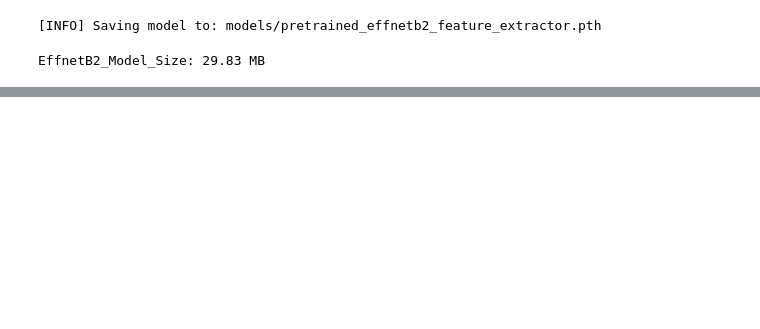
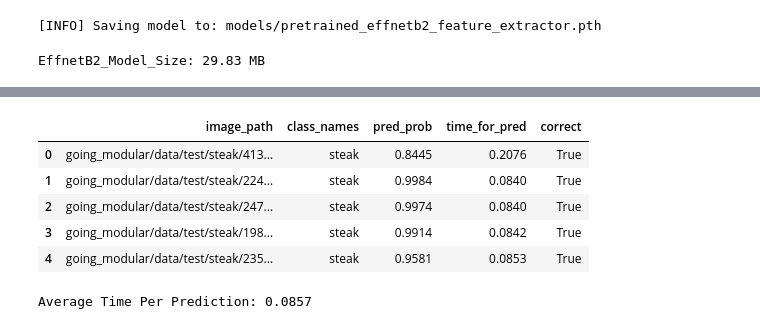
Before and after one commit to pratik-kadlak/Pytorch, a Jupyter notebook: 10. Model Deployment/model_deployment.ipynb, the cells around one changed output, grey strips where cells are left out. Cells and saved outputs as stored; diff of their text form; code cells hidden in the pictures; blank space fills up the shorter version.

```diff
--- a/10. Model Deployment/model_deployment.ipynb
+++ b/10. Model Deployment/model_deployment.ipynb
@@ -286,0 +513,8 @@ effnetb2_stat
+# %%
+vit_test_pred_dicts = pred_and_store(paths=test_data_paths,
+                                          model=vit,
+                                          transform=vit_transform,
+                                          class_names=class_names,
+                                          device="cpu") # because not everywhere we get GPU
+
+vit_test_pred_dicts[:2]
@@ -286,0 +532,22 @@ effnetb2_stat
+# %%
+# turn the dict to dataframe
+import pandas as pd
+vit_test_pred_df = pd.DataFrame(vit_test_pred_dicts)
+vit_test_pred_df.head()
+# %% [output]
+|  | image_path | class_names | pred_prob | time_for_pred | correct |
+| 0 | going_modular/data/test/steak/413... | steak | 0.8445 | 0.2076 | True |
+| 1 | going_modular/data/test/steak/224... | steak | 0.9984 | 0.0840 | True |
+| 2 | going_modular/data/test/steak/247... | steak | 0.9974 | 0.0840 | True |
+| 3 | going_modular/data/test/steak/198... | steak | 0.9914 | 0.0842 | True |
+| 4 | going_modular/data/test/steak/235... | steak | 0.9581 | 0.0853 | True |
+# %%
+# find the average time per prediction
+vit_avg_time = round(vit_test_pred_df['time_for_pred'].mean(), 4)
+
+# add avg time to vit_stats
+vit_stat["avg_time"] = vit_avg_time
+
+print(f"Average Time Per Prediction: {vit_avg_time}")
+# %% [output]
+Average Time Per Prediction: 0.0857
```
Also changed, not shown: parts of 28 cells of this notebook, 2 other files.
